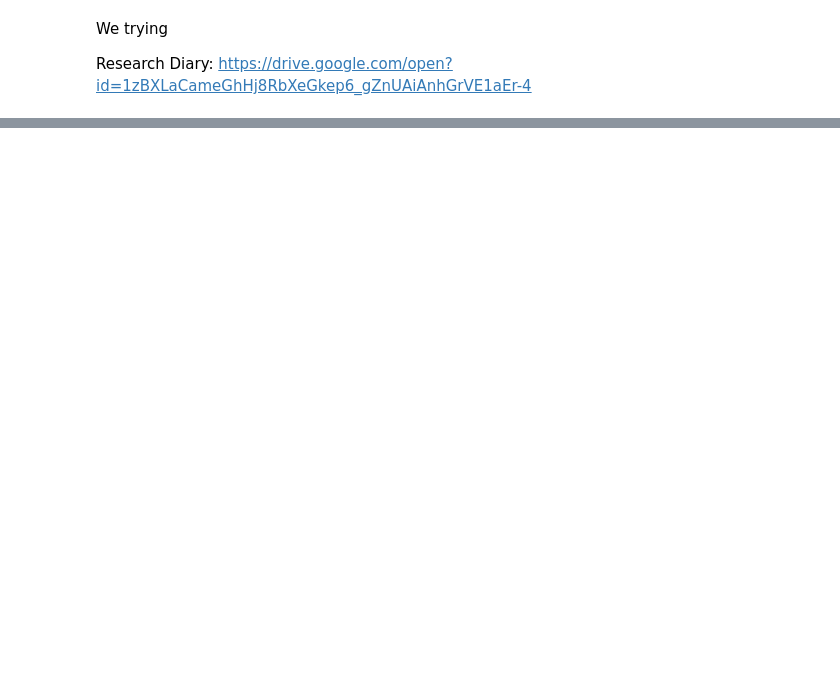
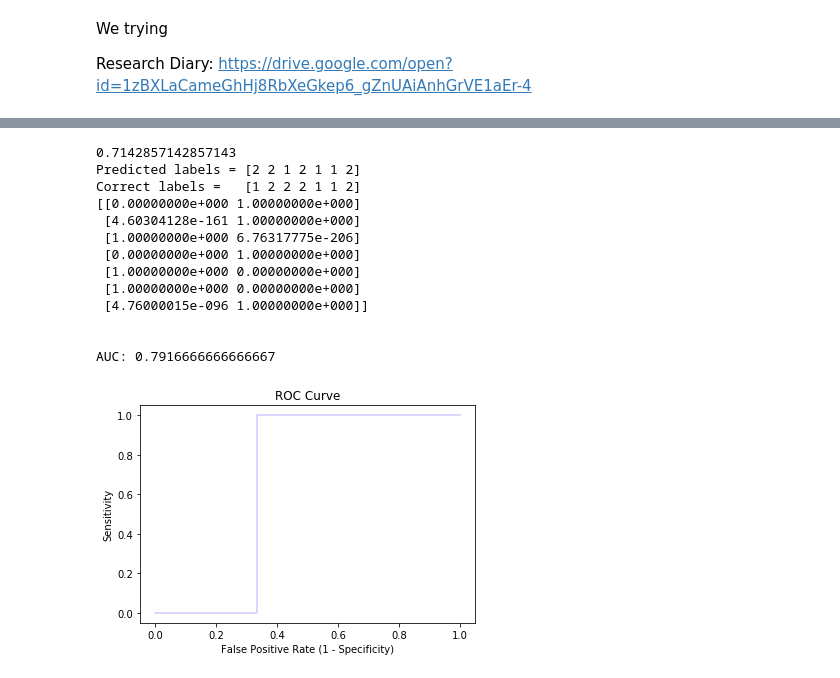
Before and after one commit to yash181/Tensegrity-HRI, a Jupyter notebook: AlbertDP.ipynb, the cells around one changed output, grey strips where cells are left out. Cells and saved outputs as stored; diff of their text form; code cells hidden in the pictures; blank space fills up the shorter version.

```diff
--- a/AlbertDP.ipynb
+++ b/AlbertDP.ipynb
@@ -446,0 +421,8 @@ Correct labels =   [4 3 3 2 1 1 3 4 4 3 1 1 3 2]
+# %%
+# PCA on total data
+
+pcaTot = deepcopy(totRefined)
+pca = PCA(n_components = 1)
+
+for i in range(0, 56):
+    pcaTot[i] = pca.fit_transform(pcaTot[i])
@@ -447,2 +471,47 @@ Correct labels =   [4 3 3 2 1 1 3 4 4 3 1 1 3 2]
+# %%
+# Comparing labels for ROC Curve
+twoClasses = pcaTot[14:28] + pcaTot[42:56]
+twoLabels = np.concatenate((l1, l2), axis = 0)
+
+nsamples, nx, ny = np.shape(twoClasses)
+reformated_data = np.reshape(twoClasses,(nsamples, nx*ny))
+[X_train, X_test, y_train, y_test] = train_test_split(reformated_data, twoLabels, random_state=0)
+
+nb = GaussianNB().fit(X_train, y_train)
+print(nb.score(X_test, y_test))
+y_pred = nb.predict(X_test)
+print("Predicted labels = " + str(y_pred))
+print("Correct labels =   " + str(y_test))
+print(nb.predict_proba(X_test))
+print("\n")
+
+# Generate ROC Curve
+probs = nb.predict_proba(X_test)[:, 0]
+prob2 = nb.predict_proba(X_test)[:, 1]
+false_positive_rate_values, sensitivity_values, thresholds = roc_curve(y_test, prob2, pos_label=2)
+
+plt.step(false_positive_rate_values, sensitivity_values, color='b', alpha=0.2,
+         where='post')
+plt.xlabel('False Positive Rate (1 - Specificity)')
+plt.ylabel('Sensitivity')
+
+plt.title('ROC Curve')
+
+print("AUC: " + str(roc_auc_score(y_test, prob2)))
+# %% [output]
+0.7142857142857143
+Predicted labels = [2 2 1 2 1 1 2]
+Correct labels =   [1 2 2 2 1 1 2]
+[[0.00000000e+000 1.00000000e+000]
+ [4.60304128e-161 1.00000000e+000]
+ [1.00000000e+000 6.76317775e-206]
+ [0.00000000e+000 1.00000000e+000]
+ [1.00000000e+000 0.00000000e+000]
+ [1.00000000e+000 0.00000000e+000]
+ [4.76000015e-096 1.00000000e+000]]
+
+
+AUC: 0.7916666666666667
+[figure, added]
 # %%
 # Random Forest
```
Also changed, not shown: parts of 34 cells of this notebook, 1 other file.
